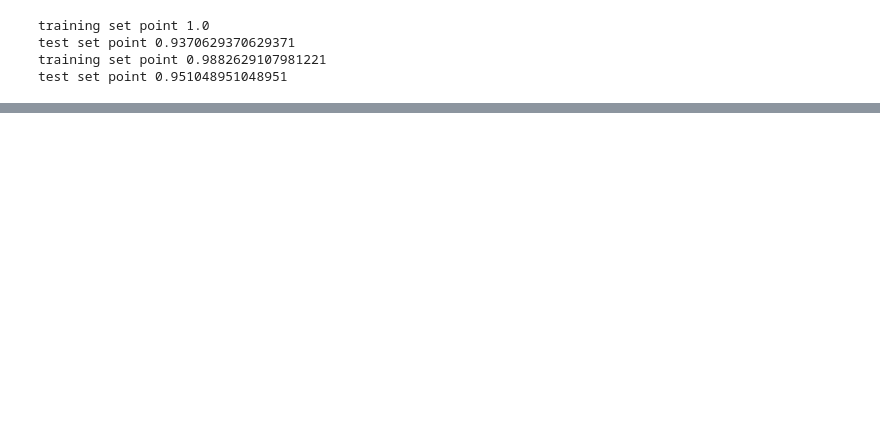
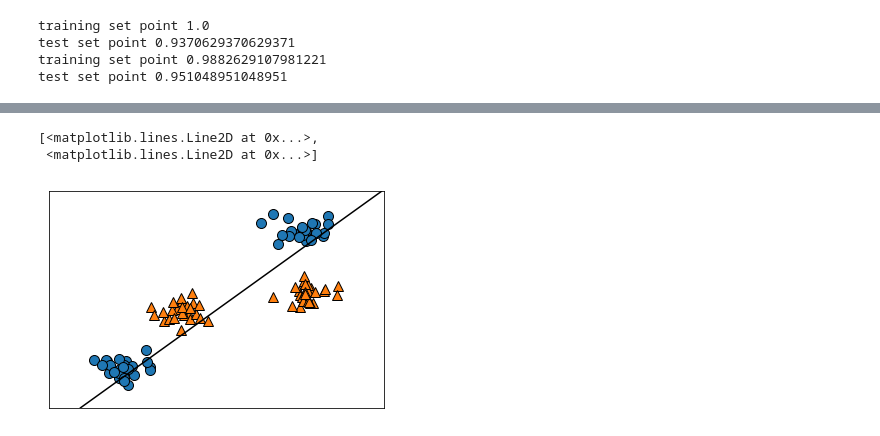
Before and after one commit to JaeGeunBang/python, a Jupyter notebook: Introduction to Machine Learning with Python/python_chapter2.ipynb, the cells around one changed output, grey strips where cells are left out. Cells and saved outputs as stored; diff of their text form; code cells hidden in the pictures; blank space fills up the shorter version.

```diff
--- a/Introduction to Machine Learning with Python/python_chapter2.ipynb
+++ b/Introduction to Machine Learning with Python/python_chapter2.ipynb
@@ -419,0 +525,11 @@ Feature importances: [0. 1.]
+# %%
+from sklearn.svm import LinearSVC
+linear_svc = LinearSVC().fit(X,y)
+
+mglearn.plots.plot_2d_separator(linear_svc, X)
+mglearn.discrete_scatter(X[:,0], X[:,1], y)
+# 분류를 위한 선형 모델은 직선으로만 데이터 포인트를 나누기 때문에 잘 들어맞지 못함
+# %% [output]
+[<matplotlib.lines.Line2D at 0x...>,
+ <matplotlib.lines.Line2D at 0x...>]
+[figure, added]
```
Also changed, not shown: parts of 17 cells of this notebook.
